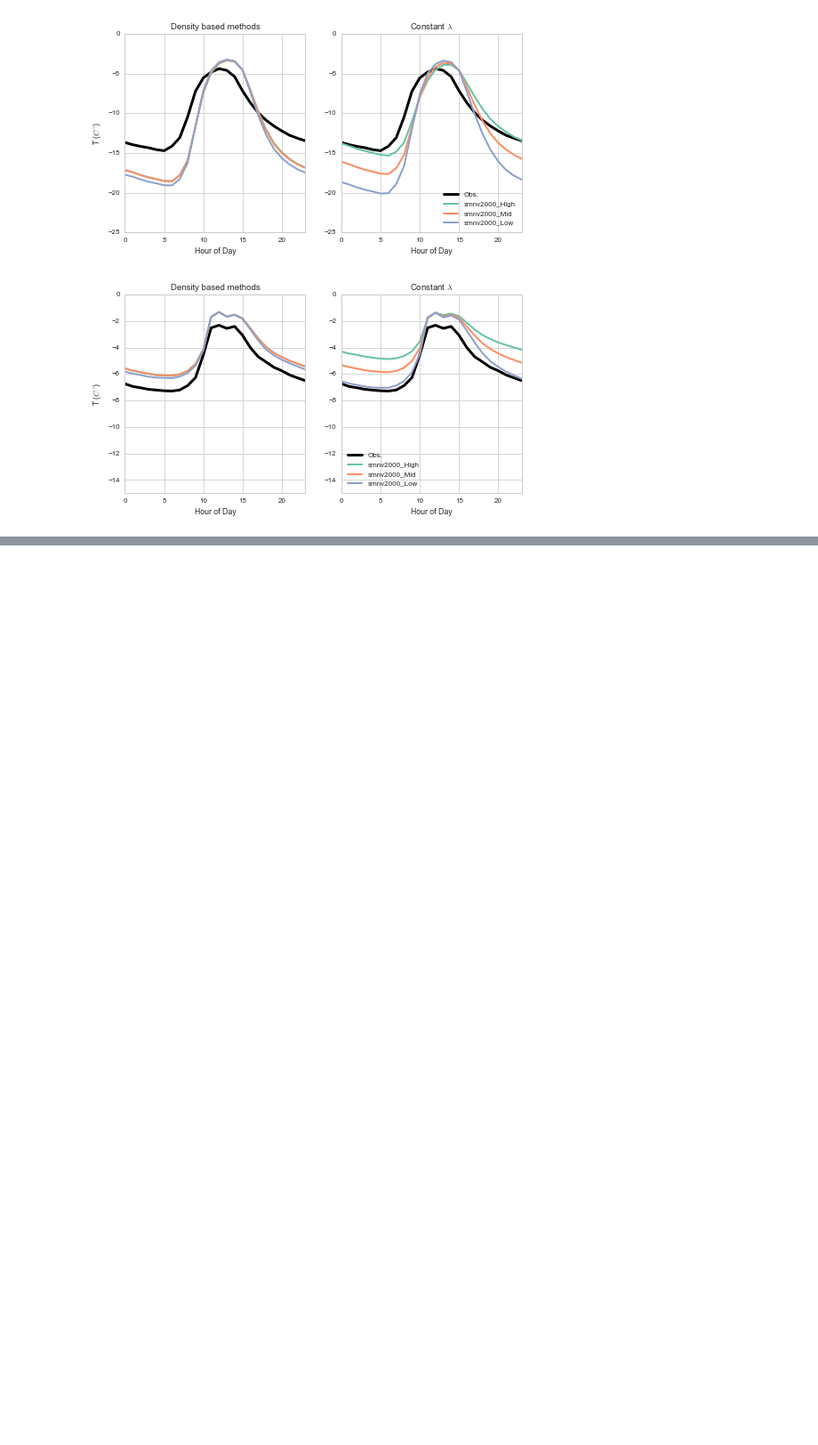
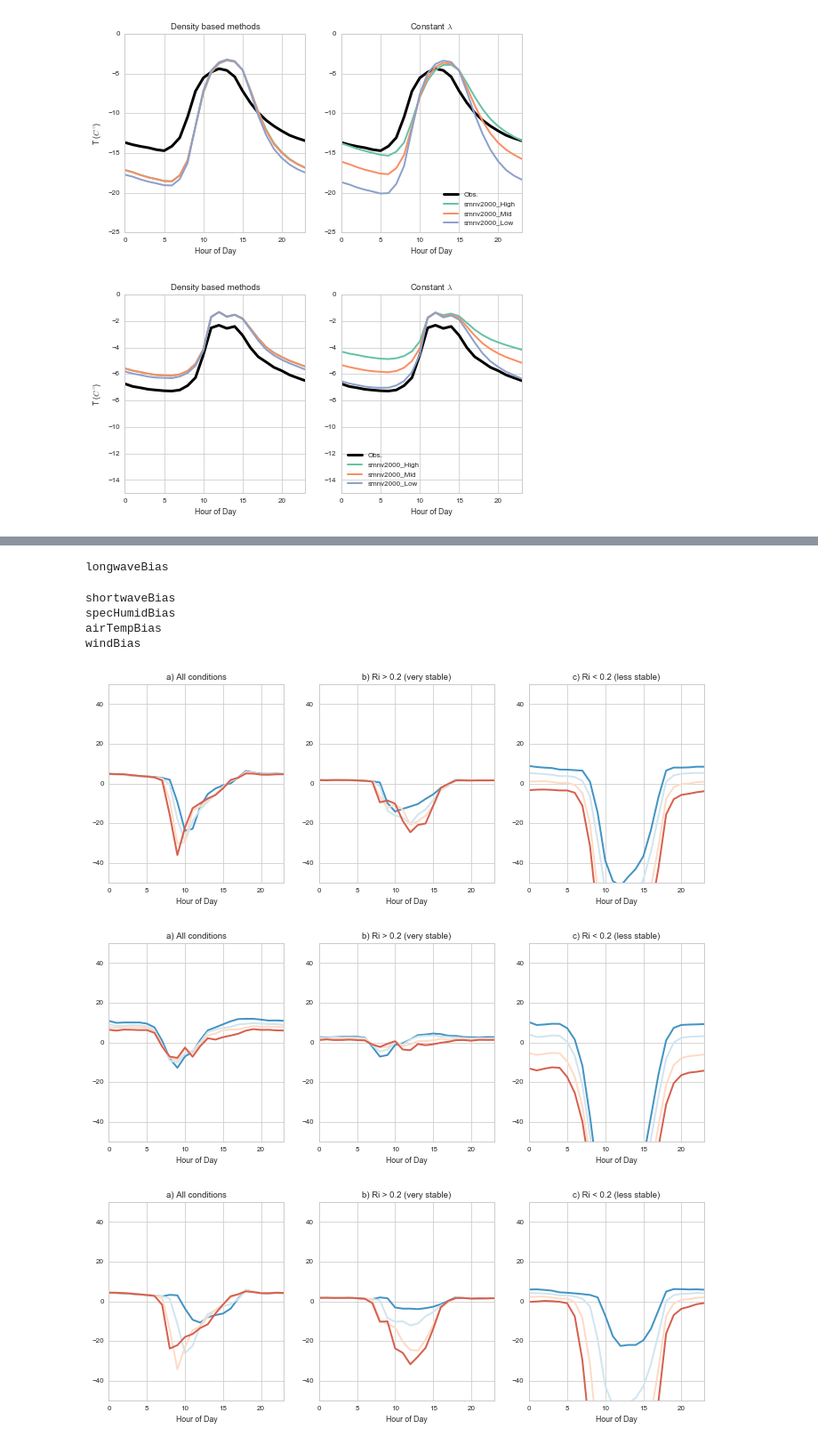
Before and after one commit to klapo/ModTsfc, a Jupyter notebook: ModTsfc.summaResults.diurnalTs.ipynb, the cells around one changed output, grey strips where cells are left out. Shown at 89% size. Drawn from its saved outputs; the diff is of its cells as text; code cells hidden in the pictures; blank space fills up the shorter version.

Commit message:
Figures of diurnal temperature range, largely with stability as a sorting criteria. Added figures of diurnal Ts, latent heat fluxes, and sensible heat fluxes.

```diff
--- a/ModTsfc.summaResults.diurnalTs.ipynb
+++ b/ModTsfc.summaResults.diurnalTs.ipynb
@@ -455,8 +424,0 @@ def diurnalPlotControl(resDS, exp, obs, title, iterVar):
-# %%
-# An attempt at using melt -- need to get an estimate of SWE for each site first
-iterVar = sorted(expNames[exp], key=sortFun)
-criteria = (results[s].swap_dims({'expID': 'exp'}).sel(exp=exp).meltDaily < 0.).swap_dims({'exp': 'expID'})
-tempDS = results[s]
-tempDS = tempDS.where(criteria)
-obsDS= results[s].where(criteria.mean(dim='expID'))
-fig, axes = diurnalPlotControl(results[s], exp, force[s], 'Melt', iterVar)
@@ -562,0 +456,52 @@ axes[5].set_visible(False)
+# %%
+# -------------
+# Stability
+for exp in expMetUnc:
+    print(exp)
+    for s in siteNames:
+        tempDS = {}
+        fig, axes = plt.subplots(1, 3, figsize= (12, 4))
+        sns.set_palette('RdBu_r', 4)
+        axes = axes.flatten()
+        ax = axes[0]
+
+        # Formatting
+        if s == 'SWA':
+            ylims = [-50, 50]
+        if s == 'CDP':
+            ylims = [-50, 50]
+
+
+        criteria = results[s].RiBulk > 0.0
+        tempDS = results[s].swap_dims({'expID': 'exp'}).sel(exp=exp)
+        iterVar = sorted(expNames[exp], key=sortFun)
+
+        diurnalCriteria(ax, tempDS.swap_dims({'exp': 'expID'}), criteria, plotVar='scalarSenHeatTotal',
+                        palette=sns.color_palette('RdBu_r', 4), iterVar=iterVar, ylims=ylims)
+        ax.set_title('a) All conditions')
+
+        ax = axes[1]
+        criteria = results[s].RiBulk > 0.2
+        diurnalCriteria(ax, tempDS.swap_dims({'exp': 'expID'}), criteria, plotVar='scalarSenHeatTotal',
+                        palette=sns.color_palette('RdBu_r', 4), iterVar=iterVar, ylims=ylims)
+        ax.set_ylabel('')
+        ax.set_title('b) Ri > 0.2 (very stable)')
+
+        ax = axes[2]
+        criteria = results[s].RiBulk < 0.2
+        diurnalCriteria(ax, tempDS.swap_dims({'exp': 'expID'}), criteria, plotVar='scalarSenHeatTotal',
+                        palette=sns.color_palette('RdBu_r', 4), iterVar=iterVar, ylims=ylims)
+        ax.set_ylabel('')
+        ax.set_title('c) Ri < 0.2 (less stable)')
+
+        os.chdir(dirPrint)
+        fig.savefig(s + '.' + exp + '.diurnalQh.pdf', bbox_inches='tight')
+# %% [output]
+longwaveBias
+shortwaveBias
+specHumidBias
+airTempBias
+windBias
+[figure, added]
+[figure, added]
+[figure, added]
```
Also changed, not shown: parts of 12 cells of this notebook.
